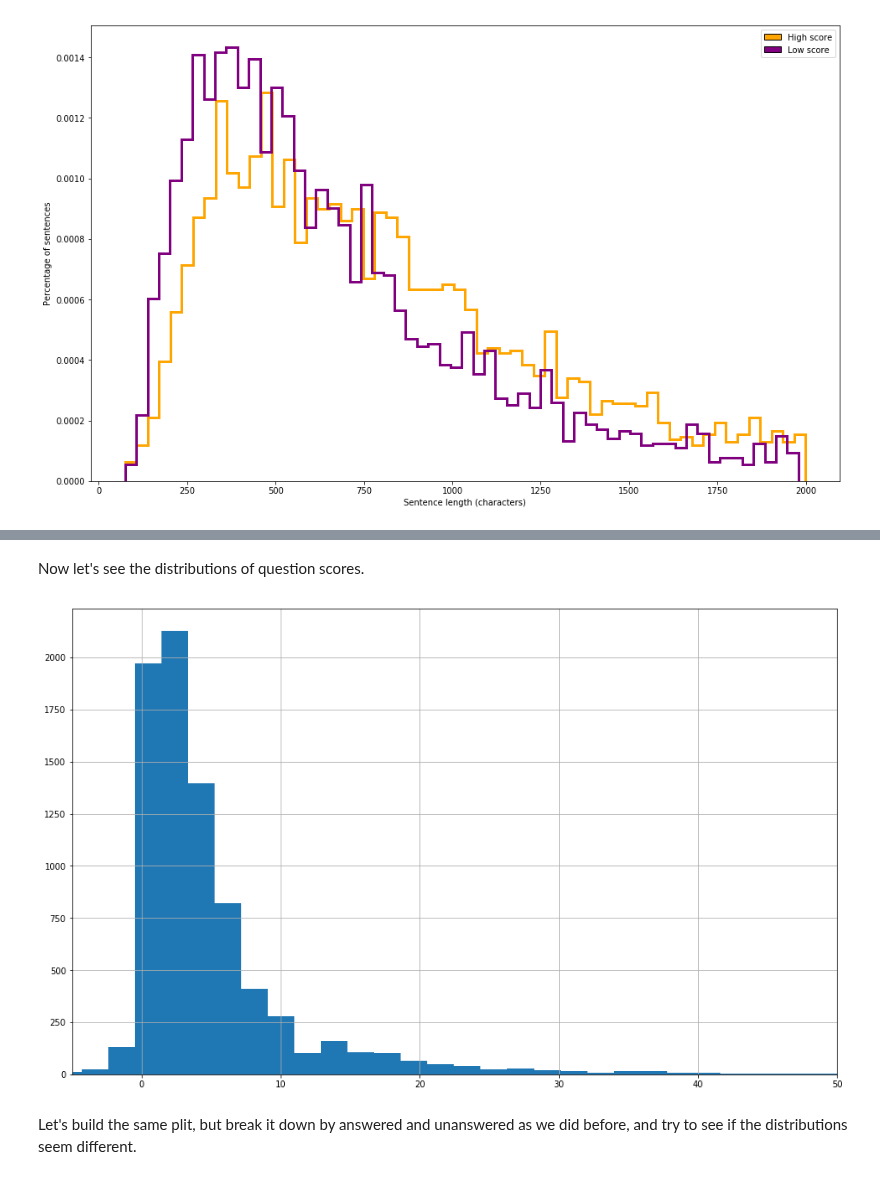
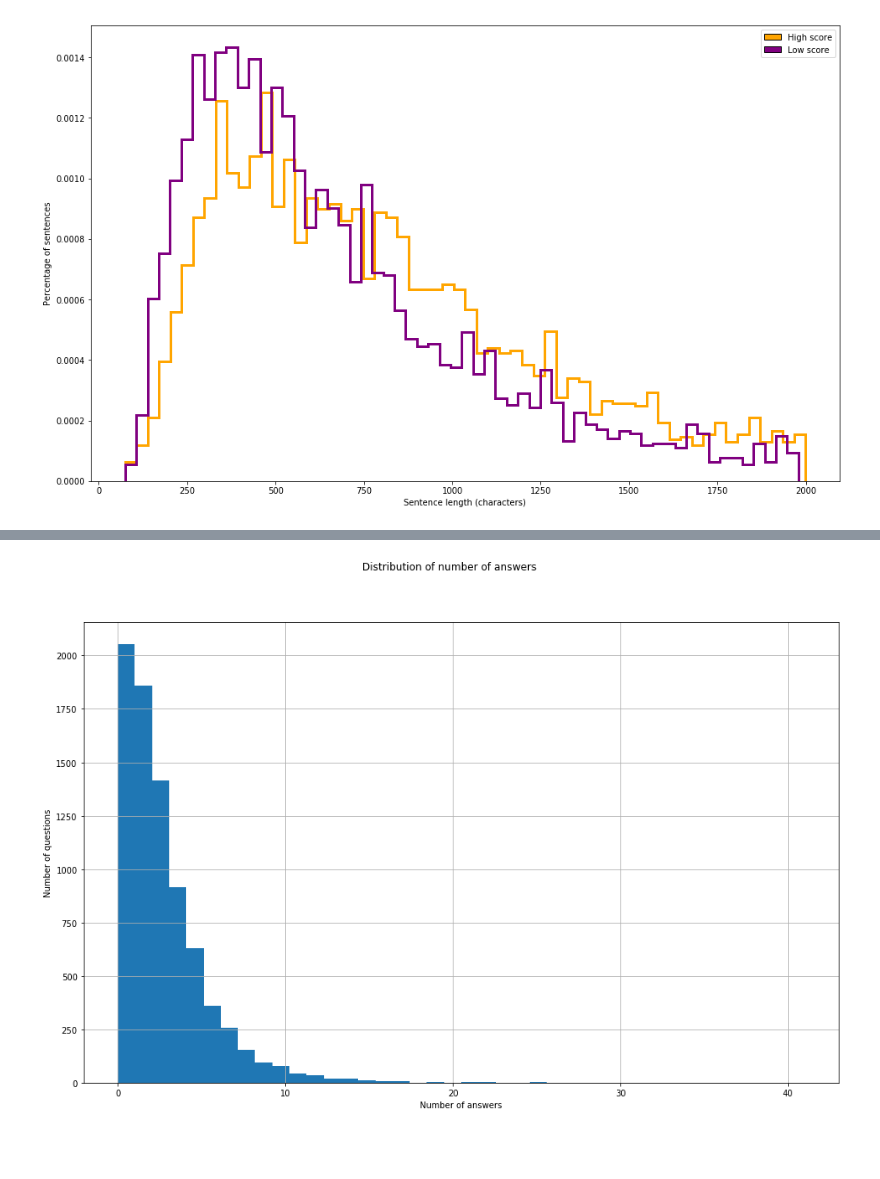
Before and after one commit to hundredblocks/ml-powered-applications, a Jupyter notebook: notebooks/dataset_exploration.ipynb, the cells around one changed output, grey strips where cells are left out. Saved outputs shown, nothing was run; the diff lists cells and outputs as text; code cells hidden in the pictures; blank space fills up the shorter version.

```diff
--- a/notebooks/dataset_exploration.ipynb
+++ b/notebooks/dataset_exploration.ipynb
@@ -259,9 +269,8 @@ hist = df[df["is_question"]]["AnswerCount"].hist(bins=40, figsize=(16, 10))
-# %% [markdown]
-Now let's see the distributions of question scores.
-# %%
-plt.xlim(-5,50)
-ax = df[df["is_question"]]["Score"].hist(bins=100, figsize=(16, 10))
-# %% [output]
-[figure, removed]
-# %% [markdown]
-Let's build the same plit, but break it down by answered and unanswered as we did before, and try to see if the distributions seem different.
+# %%
+fig = plt.figure(figsize=(16,10))
+fig.suptitle("Distribution of number of answers")
+plt.xlabel("Number of answers")
+plt.ylabel("Number of questions")
+hist = df[df["is_question"]]["AnswerCount"].hist(bins=40)
+# %% [output]
+[figure, added]
```
Also changed, not shown: parts of 29 cells of this notebook.
